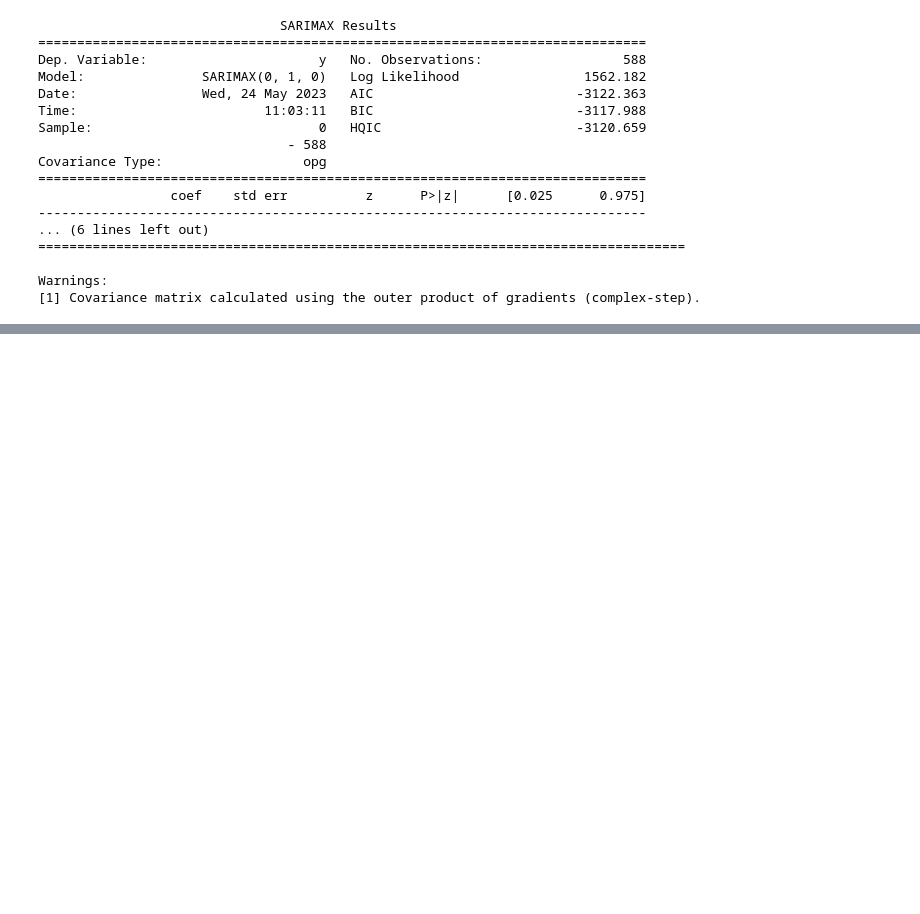
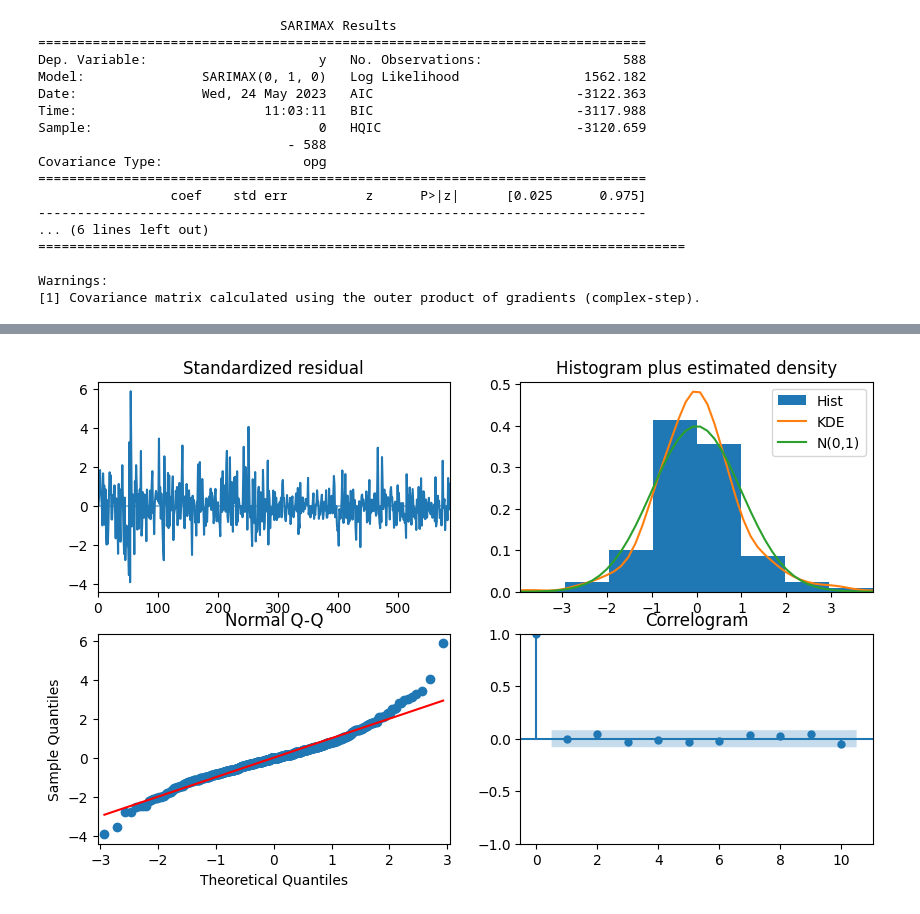
Before and after one commit to sejinhwang97ko/ubion_ml, a Jupyter notebook: ARIMA 모델을 통한 삼성주가 예측.ipynb, the cells around one changed output, grey strips where cells are left out. Saved outputs shown, nothing was run; the diff lists cells and outputs as text; code cells hidden in the pictures; blank space fills up the shorter version.

```diff
--- a/ARIMA 모델을 통한 삼성주가 예측.ipynb
+++ b/ARIMA 모델을 통한 삼성주가 예측.ipynb
@@ -309,0 +321,9 @@ Warnings:
+# %%
+## model.plot_diagnostics 이용해서 그래프로 확인 하기
+
+model.plot_diagnostics(figsize=(10,6))
+plt.show()
+
+# 잔차가 정상성을 보인다.
+# %% [output]
+[figure, added]
```
Also changed, not shown: parts of 8 cells of this notebook, 1 other file.
